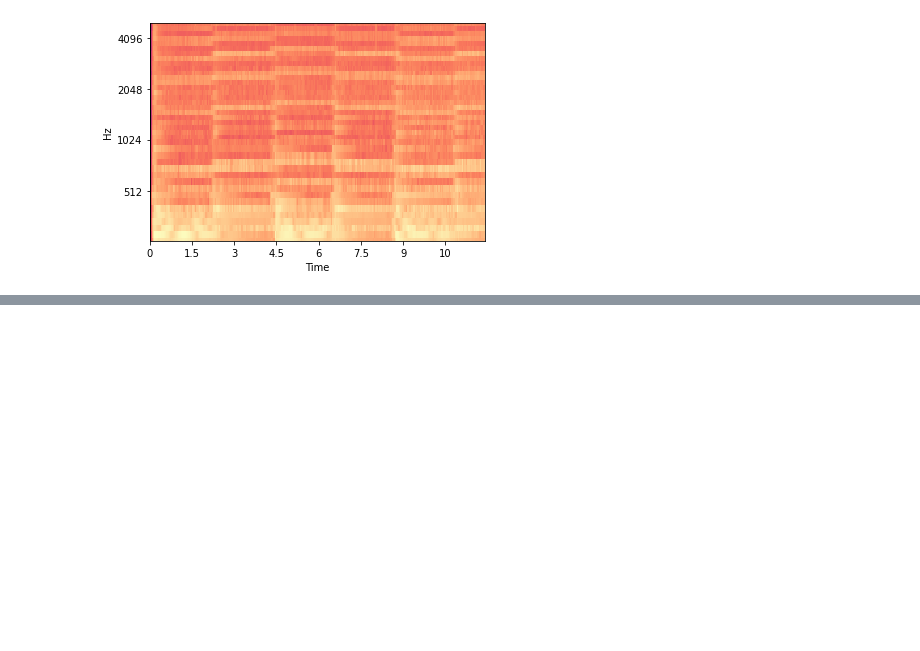
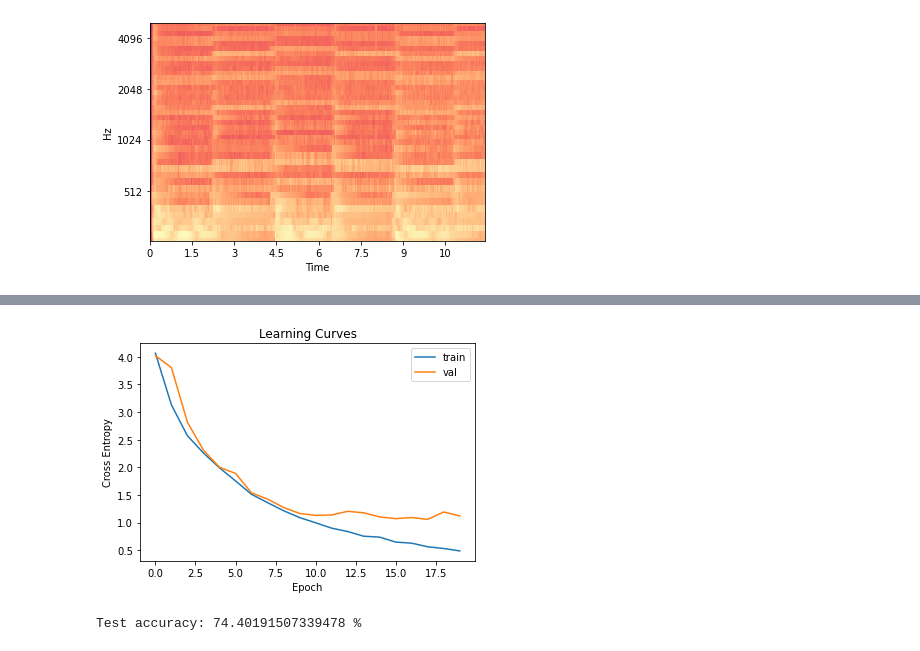
Before and after one commit to Skyzenho/MIRTempoEstimation, a Jupyter notebook: Demo.ipynb, the cells around one changed output, grey strips where cells are left out. Drawn from its saved outputs; the diff is of its cells as text; code cells hidden in the pictures; blank space fills up the shorter version.

```diff
--- a/Demo.ipynb
+++ b/Demo.ipynb
@@ -187,6 +244,6 @@ nClasses=256
 # %%
 # Define model With Functional API
-Input_Spec=Input(shape=(band_melscale,nb_frame),name='Mel-spectrogram')
+Input_Spec=Input(shape=(nb_frame,band_melscale),name='Mel-spectrogram')
 conv1=Conv1D(16,(5),padding='same',strides=1,activation='relu',name='Conv1')(BatchNormalization()(Input_Spec))
 conv2=Conv1D(16,(5),padding='same',strides=1,activation='relu',name='Conv2')(BatchNormalization()(conv1))
 conv3=Conv1D(16,(5),padding='same',strides=1,activation='relu',name='Conv3')(BatchNormalization()(conv2))
@@ -264 +321,11 @@ Non-trainable params: 1,152
 __________________________________________________________________________________________________
+# %%
+model.compile(loss="categorical_crossentropy",
+              optimizer='adam',
+              metrics=['acc'])
+# %%
+y_flat = np.argmax(Y,axis=1)
+Balanced_weights = class_weight.compute_class_weight('balanced',
+                                                 np.unique(y_flat),
+                                                 y_flat)
+print(Balanced_weights)
@@ -264,0 +346,3 @@ ________________________________________________________________________________
+# %%
+history = model.fit(X, Y, epochs=20, batch_size=32,shuffle=True,
+                    validation_split=0.1 ,class_weight=Balanced_weights)
@@ -265 +367,14 @@ ________________________________________________________________________________
+# %%
+# plot learning curves
+plt.title('Learning Curves')
+plt.xlabel('Epoch')
+plt.ylabel('Cross Entropy')
+plt.plot(history.history['loss'], label='train')
+plt.plot(history.history['val_loss'], label='val')
+plt.legend()
+plt.show()
+print("Test accuracy: " + str(float(history.history['val_acc'][-1]*100))+" %")
+# %% [output]
+[figure, added]
+Test accuracy: 74.40191507339478 %
 # %%
```
Also changed, not shown: parts of 21 cells of this notebook, 1 other file.
